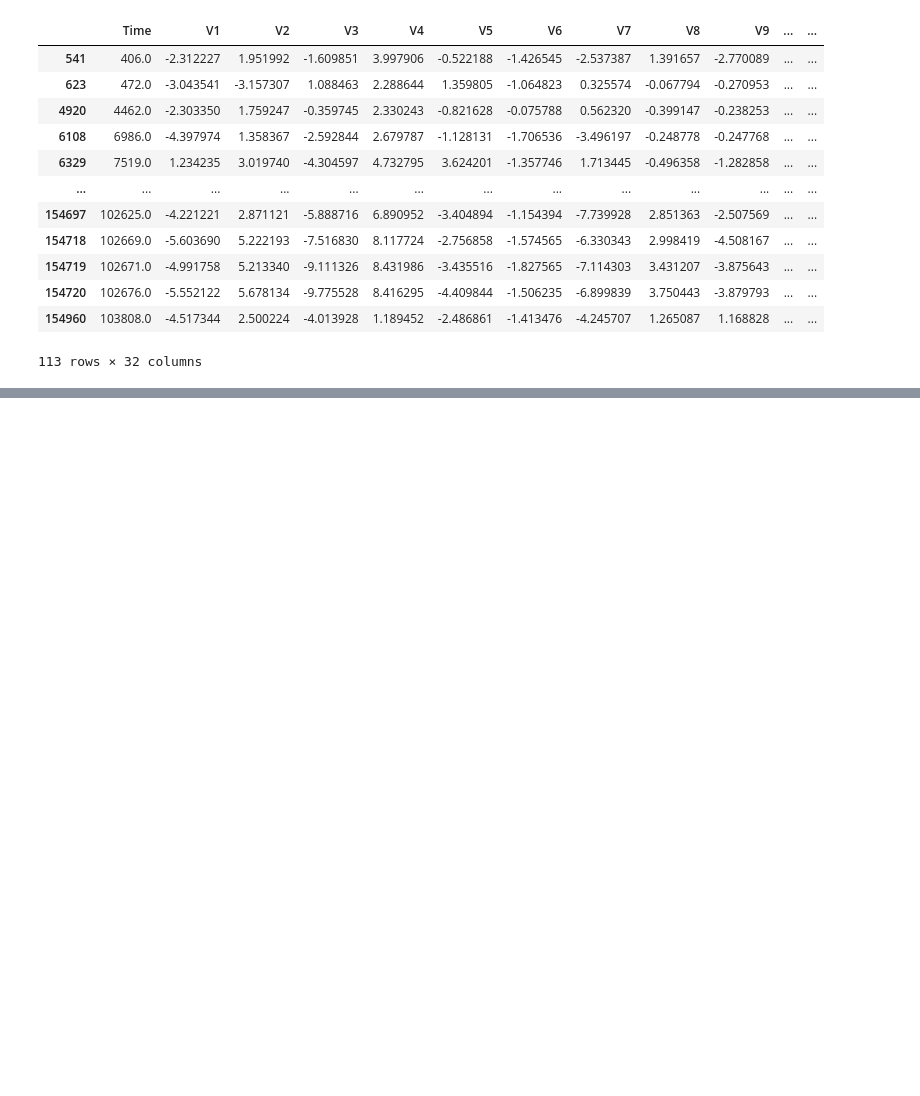
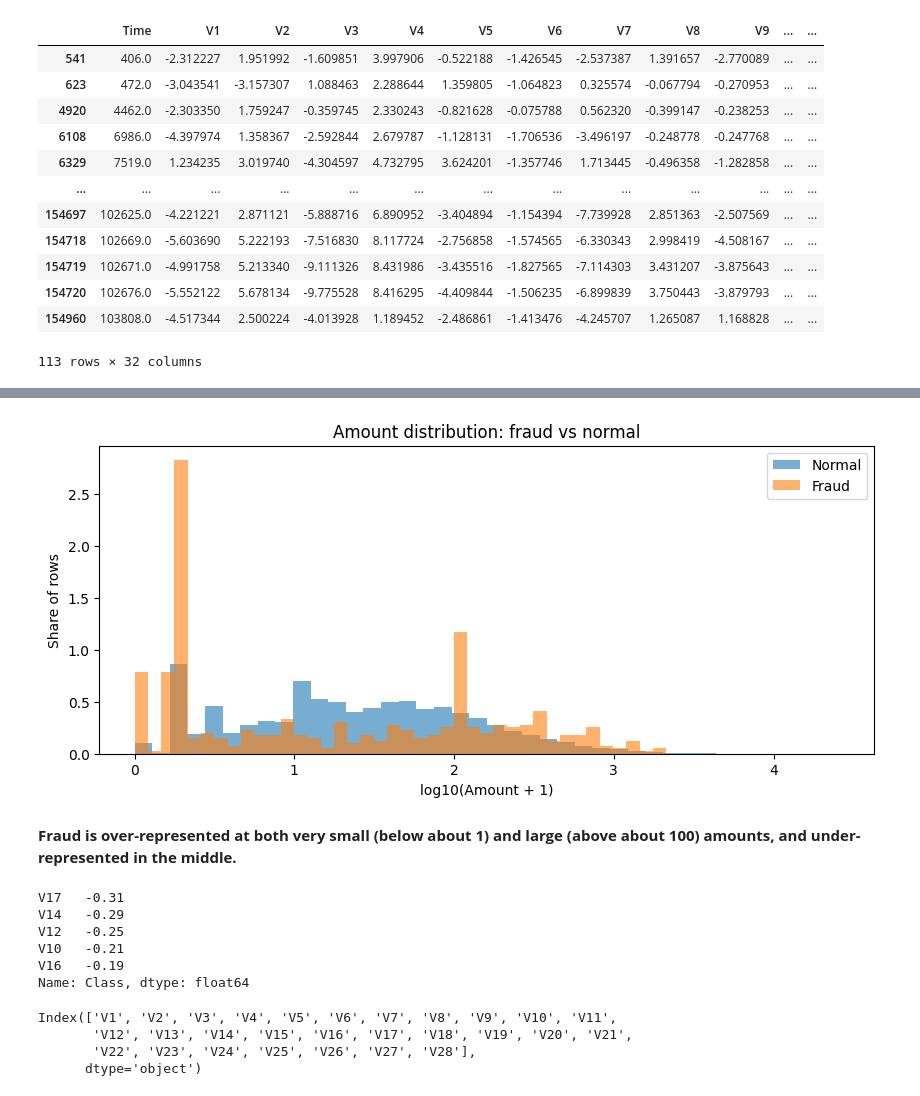
Before and after one commit to Vaibhavv1525/fraud-analytics-portfolio, a Jupyter notebook: 01_fraud_eda.ipynb, the cells around one changed output, grey strips where cells are left out. Saved outputs shown, nothing was run; the diff lists cells and outputs as text; code cells hidden in the pictures; blank space fills up the shorter version.

```diff
--- a/01_fraud_eda.ipynb
+++ b/01_fraud_eda.ipynb
@@ -352,0 +428,40 @@ print(len(small), 'out of', len(fraud))
+# %%
+import numpy as np
+
+normal_amt = np.log10(df_clean[df_clean['Class'] == 0]['Amount'] + 1)
+fraud_amt = np.log10(df_clean[df_clean['Class'] == 1]['Amount'] + 1)
+
+plt.figure(figsize=(10, 4))
+plt.hist(normal_amt, bins=40, alpha=0.6, density=True, label='Normal')
+plt.hist(fraud_amt, bins=40, alpha=0.6, density=True, label='Fraud')
+plt.xlabel('log10(Amount + 1)')
+plt.ylabel('Share of rows')
+plt.title('Amount distribution: fraud vs normal')
+plt.legend()
+plt.show()
+# %% [output]
+[figure, added]
+# %% [markdown]
+**Fraud is over-represented at both very small (below about 1) and large (above about 100) amounts, and under-represented in the middle.**
+# %%
+v_cols = [c for c in df_clean.columns if c.startswith('V')]
+
+corr = df_clean[v_cols + ['Class']].corr()['Class'].drop('Class')
+top = corr.abs().sort_values(ascending=False).head(5).index
+
+print(corr[top].round(2))
+# %% [output]
+V17   -0.31
+V14   -0.29
+V12   -0.25
+V10   -0.21
+V16   -0.19
+Name: Class, dtype: float64
+# %%
+v_cols = df_clean.columns[1:29]
+v_cols
+# %% [output]
+Index(['V1', 'V2', 'V3', 'V4', 'V5', 'V6', 'V7', 'V8', 'V9', 'V10', 'V11',
+       'V12', 'V13', 'V14', 'V15', 'V16', 'V17', 'V18', 'V19', 'V20', 'V21',
+       'V22', 'V23', 'V24', 'V25', 'V26', 'V27', 'V28'],
+      dtype='object')
```
Also changed, not shown: parts of 37 cells of this notebook.
